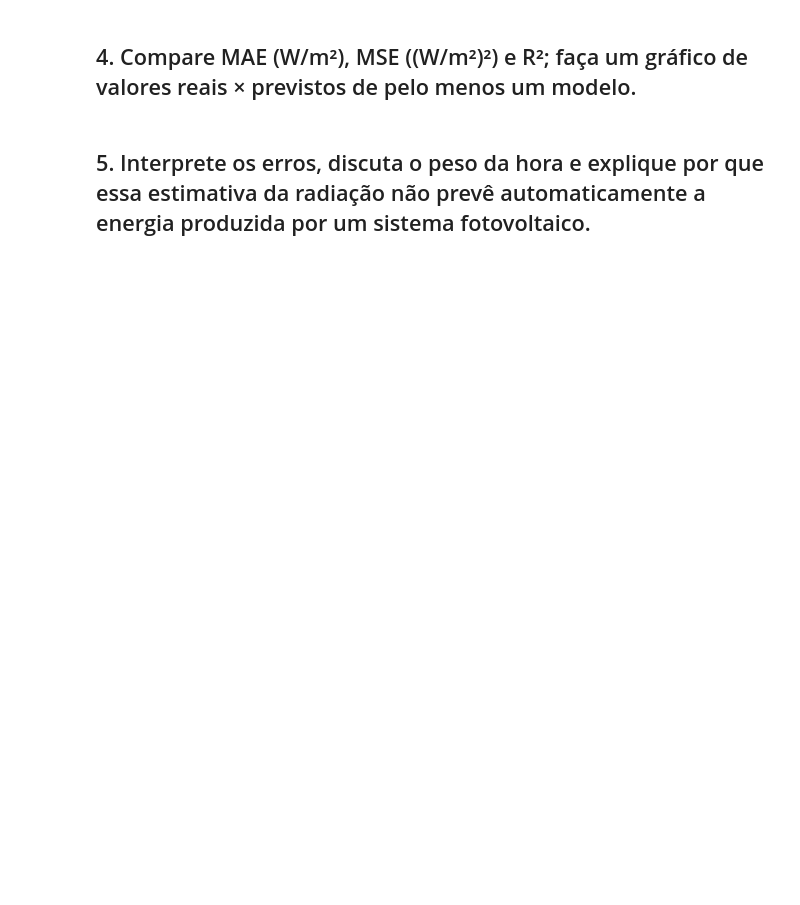
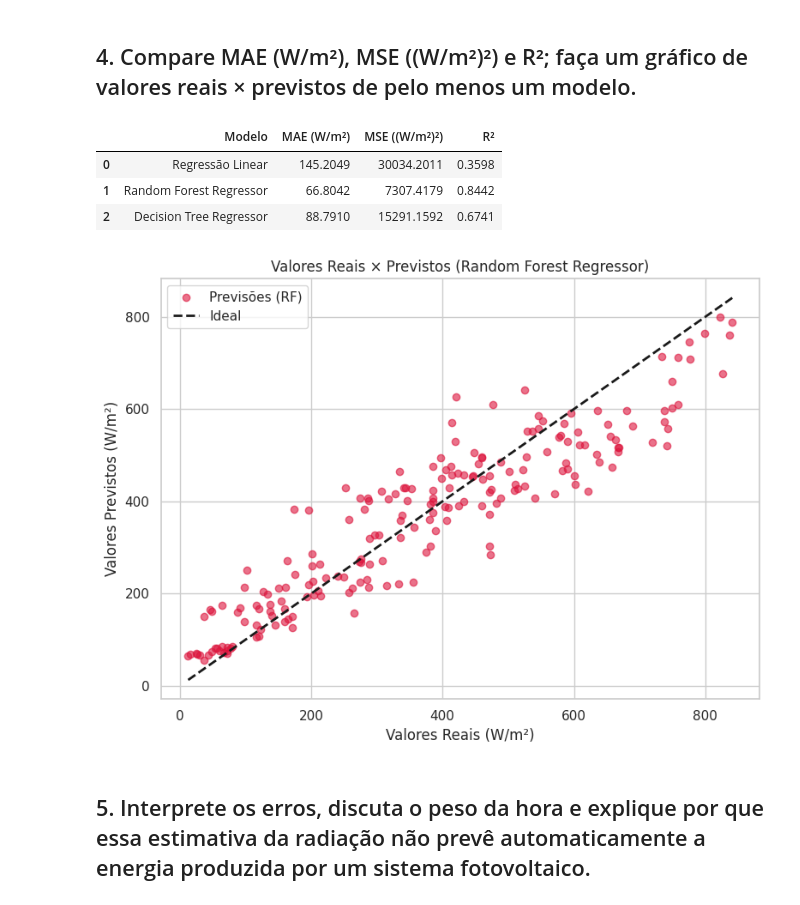
Before and after one commit to LSHummel/CPK02_SERS_Machine-Learning-com-Dados-de-Energia, a Jupyter notebook: aula_apis_energia_renovavel_ml.ipynb, the cells around one changed output. Cells and saved outputs as stored; diff of their text form; code cells hidden in the pictures; blank space fills up the shorter version.

```diff
--- a/aula_apis_energia_renovavel_ml.ipynb
+++ b/aula_apis_energia_renovavel_ml.ipynb
@@ -552,0 +642,16 @@ Salvo: meteo_regressao_orange.csv
+# %%
+split_index = int(len(df_meteo) * 0.8)
+
+train_df = df_meteo.iloc[:split_index]
+test_df = df_meteo.iloc[split_index:]
+
+X_train = train_df.drop(['data_hora', 'radiacao_w_m2'], axis=1)
+y_train = train_df['radiacao_w_m2']
+
+X_test = test_df.drop(['data_hora', 'radiacao_w_m2'], axis=1)
+y_test = test_df['radiacao_w_m2']
+
+print(f"Tamanho do conjunto de treino (X_train): {X_train.shape}")
+print(f"Tamanho do conjunto de teste (X_test): {X_test.shape}")
+print(f"Tamanho do conjunto de treino (y_train): {y_train.shape}")
+print(f"Tamanho do conjunto de teste (y_test): {y_test.shape}")
@@ -555,4 +692,52 @@ Salvo: meteo_regressao_orange.csv
 # %% [markdown]
 ## 4. Compare MAE (W/m²), MSE ((W/m²)²) e R²; faça um gráfico de valores reais × previstos de pelo menos um modelo.
+# %%
+# 1. Fazer previsões nos dados de teste
+y_pred_linear = reg_linear.predict(X_test)
+y_pred_rf = reg_rf.predict(X_test)
+y_pred_dt = reg_dt.predict(X_test)
+
+# 2. Calcular as métricas para cada modelo
+metricas = {
+    'Modelo': ['Regressão Linear', 'Random Forest Regressor', 'Decision Tree Regressor'],
+    'MAE (W/m²)': [
+        mean_absolute_error(y_test, y_pred_linear),
+        mean_absolute_error(y_test, y_pred_rf),
+        mean_absolute_error(y_test, y_pred_dt)
+    ],
+    'MSE ((W/m²)²)': [
+        mean_squared_error(y_test, y_pred_linear),
+        mean_squared_error(y_test, y_pred_rf),
+        mean_squared_error(y_test, y_pred_dt)
+    ],
+    'R²': [
+        r2_score(y_test, y_pred_linear),
+        r2_score(y_test, y_pred_rf),
+        r2_score(y_test, y_pred_dt)
+    ]
+}
+
+# Criar DataFrame comparativo
+df_comparativo = pd.DataFrame(metricas)
+display(df_comparativo.round(4))
+
+# 3. Gráfico de Valores Reais x Previstos para o Random Forest
+plt.figure(figsize=(8, 6))
+plt.scatter(y_test, y_pred_rf, alpha=0.6, color='crimson', label='Previsões (RF)')
+# Linha de identidade (perfeição)
+plt.plot([y_test.min(), y_test.max()], [y_test.min(), y_test.max()], 'k--', lw=2, label='Ideal')
+
+plt.xlabel('Valores Reais (W/m²)')
+plt.ylabel('Valores Previstos (W/m²)')
+plt.title('Valores Reais × Previstos (Random Forest Regressor)')
+plt.legend()
+plt.tight_layout()
+plt.show()
+# %% [output]
+|  | Modelo | MAE (W/m²) | MSE ((W/m²)²) | R² |
+| 0 | Regressão Linear | 145.2049 | 30034.2011 | 0.3598 |
+| 1 | Random Forest Regressor | 66.8042 | 7307.4179 | 0.8442 |
+| 2 | Decision Tree Regressor | 88.7910 | 15291.1592 | 0.6741 |
+[figure, added]
 # %% [markdown]
 ## 5. Interprete os erros, discuta o peso da hora e explique por que essa estimativa da radiação não prevê automaticamente a energia produzida por um sistema fotovoltaico.
```
Also changed, not shown: parts of 13 cells of this notebook.
